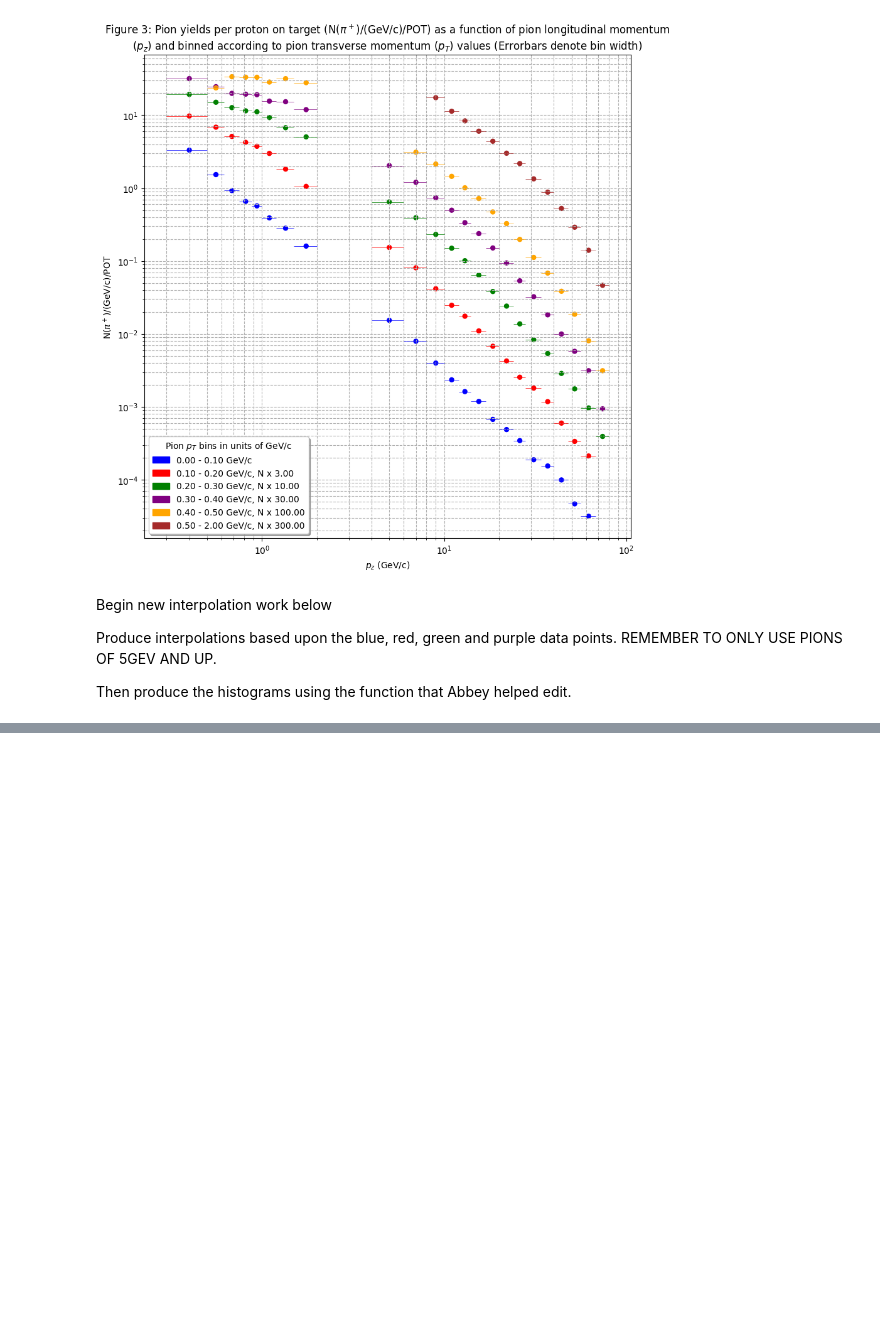
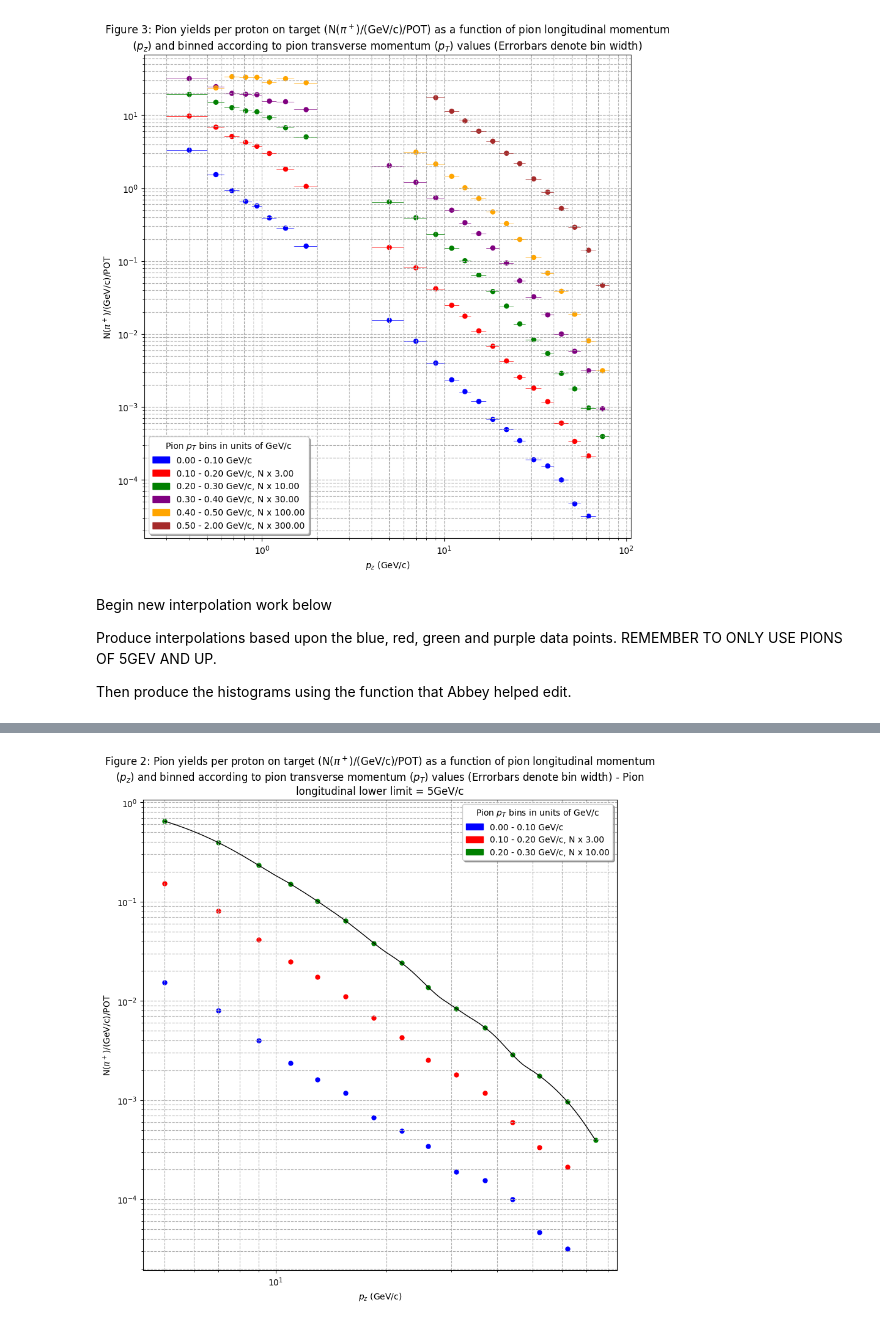
Before and after one commit to MrD0balina/Fourth-Year-Project---Neutrino-Oscillations, a Jupyter notebook: Week_8_Modifying_interpolation_focusing_on_higher_energy_pions_producing_histograms.ipynb, the cells around one changed output, grey strips where cells are left out. Cells and saved outputs as stored; diff of their text form; code cells hidden in the pictures; blank space fills up the shorter version.

```diff
--- a/Week_8_Modifying_interpolation_focusing_on_higher_energy_pions_producing_histograms.ipynb
+++ b/Week_8_Modifying_interpolation_focusing_on_higher_energy_pions_producing_histograms.ipynb
@@ -265,0 +297,50 @@ Then produce the histograms using the function that Abbey helped edit.
+# %%
+xnew_array = np.linspace(min(green_dots_new_x), max(green_dots_new_x), 1000)
+
+green_dots_new_x_array = np.array(green_dots_new_x)
+
+green_dots_new_y_array = np.array(green_dots_new_y)
+
+chosen_interpolator = interpolate.interp1d(   green_dots_new_x_array  ,    green_dots_new_y_array , kind = "quadratic"  )
+
+ynew_array = chosen_interpolator(xnew_array)
+# %%
+colours = {  0 : "blue" , 1 : "red" , 2 : "green" , 3 : "purple" , 4 : "orange" , 5 : "brown"  }
+
+labels_list = [ "0.00 - 0.10 GeV/c" , "0.10 - 0.20 GeV/c, N x 3.00"  ,  "0.20 - 0.30 GeV/c, N x 10.00"  ,  "0.30 - 0.40 GeV/c, N x 30.00"  ,  "0.40 - 0.50 GeV/c, N x 100.00"  ,  "0.50 - 2.00 GeV/c, N x 300.00"  ]
+
+blue_patch = mpatches.Patch(color='blue', label='0.00 - 0.10 GeV/c' )
+red_patch = mpatches.Patch(color='red', label='0.10 - 0.20 GeV/c, N x 3.00')
+green_patch = mpatches.Patch(color='green', label='0.20 - 0.30 GeV/c, N x 10.00')
+
+handles_for_legend =  [  blue_patch , red_patch ,  green_patch  ]
+
+
+f = plt.figure()
+f.set_figwidth(10)
+f.set_figheight(10)
+
+plt.scatter(   x = green_dots_new_x   ,   y = green_dots_new_y   ,   c = "green" , s = 25 , label =  labels_list )
+plt.scatter(   x = red_dots_new_x   ,   y = red_dots_new_y   ,   c = "red" , s = 25 , label =  labels_list )
+plt.scatter(   x = blue_dots_new_x   ,   y = blue_dots_new_y   ,   c = "blue" , s = 25 , label =  labels_list )
+
+plt.plot(  xnew_array  , ynew_array  , color = "black" , label = "interpolate.interp1d() quadratic" , linewidth = 1 )
+
+
+
+plt.xscale("log")
+plt.yscale("log")
+plt.grid( True , which = "both" , ls = "--" )
+
+plt.legend(  labels = labels_list , handles = handles_for_legend , shadow = True , fancybox = True , title = r"Pion $p_{T}$ bins in units of GeV/c" )
+
+plt.title("\n".join(wrap(r"Figure 2: Pion yields per proton on target (N($\pi^+$)/(GeV/c)/POT) as a function of pion longitudinal momentum ($p_{z}$) and binned according to pion transverse momentum ($p_{T}$) values (Errorbars denote bin width) - Pion longitudinal lower limit = 5GeV/c" , 120 ) ) )
+
+plt.xlabel(r"$p_{z}$ (GeV/c)")
+plt.ylabel(r"N($\pi^+$)/(GeV/c)/POT")
+
+plt.savefig('Figure 3: Positive pion yields per proton on target - binned according to pion longitudinal and transverse momenta .png' , dpi=200 , bbox_inches = "tight")
+
+plt.show()
+# %% [output]
+[figure, added]
```
Also changed, not shown: parts of 25 cells of this notebook.
